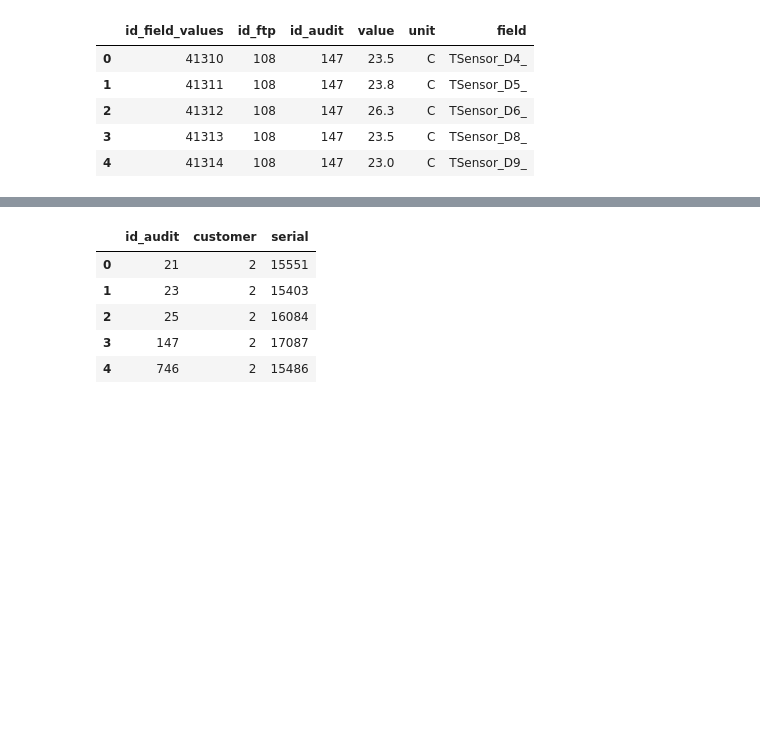
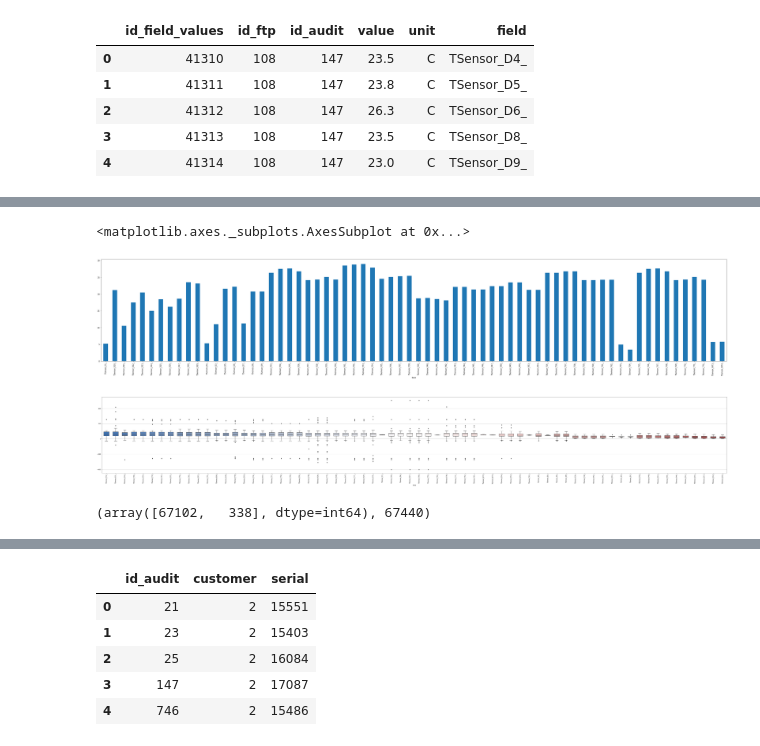
Before and after one commit to lingouzhu/AICampus, a Jupyter notebook: project5Sensors/exploreSensorsDataset.ipynb, the cells around one changed output, grey strips where cells are left out. Drawn from its saved outputs; the diff is of its cells as text; code cells hidden in the pictures; blank space fills up the shorter version.

```diff
--- a/project5Sensors/exploreSensorsDataset.ipynb
+++ b/project5Sensors/exploreSensorsDataset.ipynb
@@ -36,0 +96,8 @@ ds1radiotemp.pivot_table(index=['id_audit'], columns=['field'],values=['value'])
+# %%
+fig, ax = plt.subplots(figsize=(60,10))
+ax = plt.axes(yscale='linear')
+ax.grid();
+abc_nod4.std().plot(kind="bar",ax=ax)
+# %% [output]
+<matplotlib.axes._subplots.AxesSubplot at 0x...>
+[figure, added]
@@ -36,0 +108,8 @@ ds1radiotemp.pivot_table(index=['id_audit'], columns=['field'],values=['value'])
+# %%
+fig, ax = plt.subplots(figsize=(80,10))
+ax.grid();
+plt.xticks(rotation=90)
+#abc_nod4.boxplot(rot=90)
+g = sns.boxplot(width=.6, palette="vlag", data=abc_nod4.iloc[:,1:], ax=ax, order=sortedSensor)
+# %% [output]
+[figure, added]
@@ -36,0 +125,4 @@ ds1radiotemp.pivot_table(index=['id_audit'], columns=['field'],values=['value'])
+# %%
+np.bincount(mask), len(mask)
+# %% [output]
+(array([67102,   338], dtype=int64), 67440)
```
Also changed, not shown: parts of 87 cells of this notebook.
